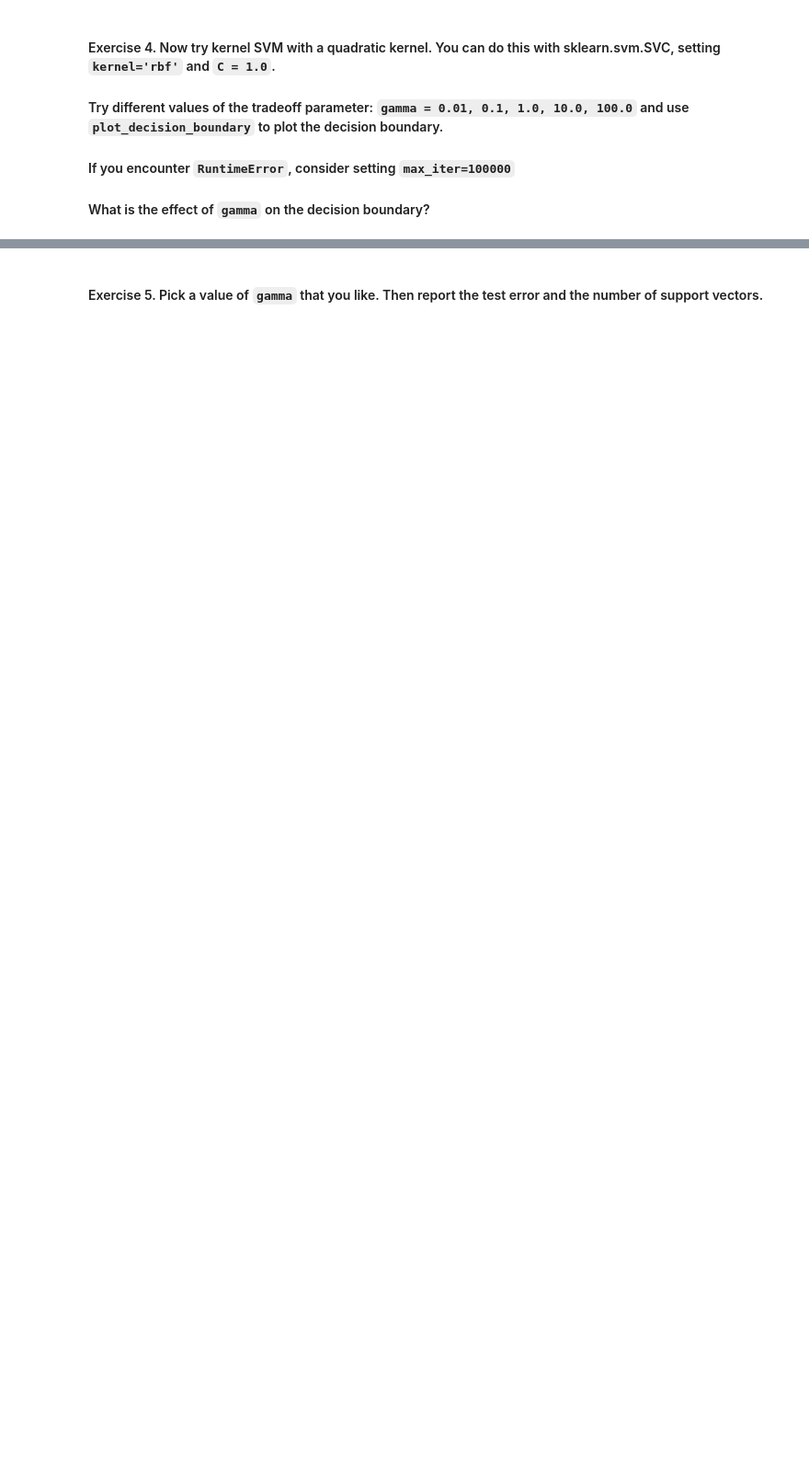
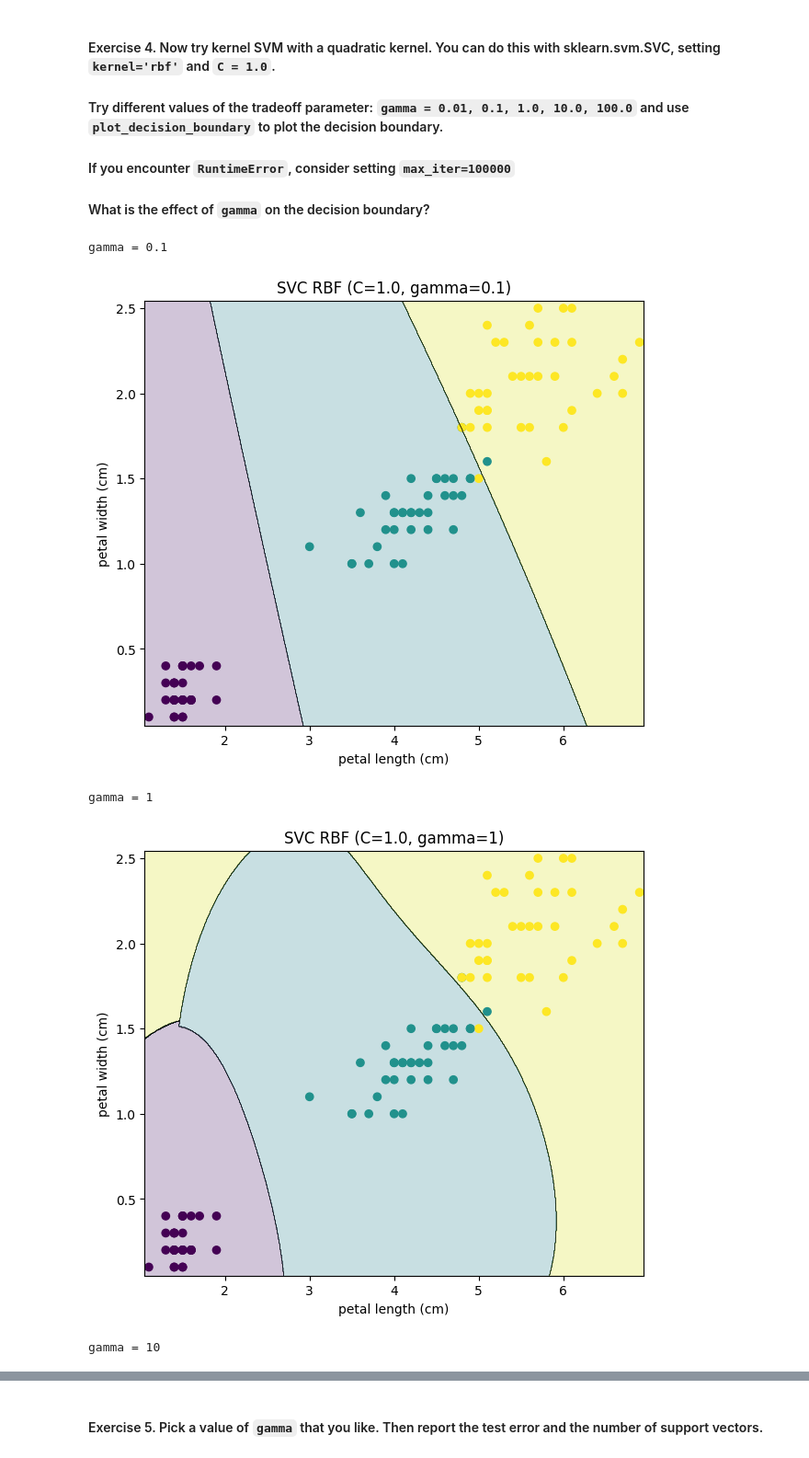
Before and after one commit to lwa01/229352-STAT-LEARING-FOR-DATA-SCI-2, a Jupyter notebook: Lab06_SVM.ipynb, the cells around one changed output, grey strips where cells are left out. Shown at 92% size. Cells and saved outputs as stored; diff of their text form; code cells hidden in the pictures; blank space fills up the shorter version.

```diff
--- a/Lab06_SVM.ipynb
+++ b/Lab06_SVM.ipynb
@@ -109,0 +110,9 @@ C =  100.0
+# %%
+#TODO
+C_like = 100.0
+linsvm = LinearSVC(C=C_like, loss='hinge', max_iter=100000, dual="auto")
+linsvm.fit(X_train, y_train)
+
+test_acc = linsvm.score(X_test, y_test)
+test_error = 1 - test_acc
+print("Exercise 3 | C =", C_like, "test acc =", test_acc, "test error =", test_error)
@@ -119,0 +129,16 @@ C =  100.0
+# %%
+#TODO
+gammas = [0.1, 1, 10, 100]
+for g in gammas:
+    svm = SVC(kernel='rbf', C=1.0, gamma=g, max_iter=100000)
+    svm.fit(X_train, y_train)
+    print("gamma =", g)
+    plot_decision_boundary(svm, X_train, y_train)
+    plt.title(f"SVC RBF (C=1.0, gamma={g})")
+    plt.show()
+# %% [output]
+gamma = 0.1
+[figure, added]
+gamma = 1
+[figure, added]
+gamma = 10
```
Also changed, not shown: parts of 10 cells of this notebook.
